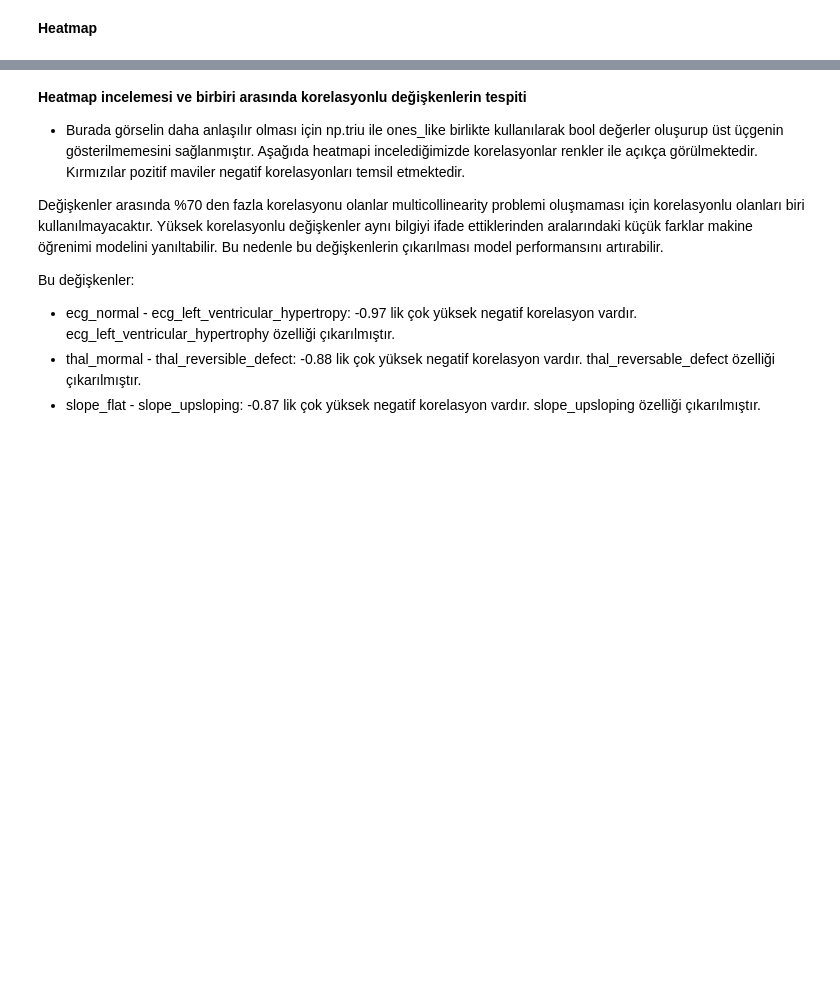
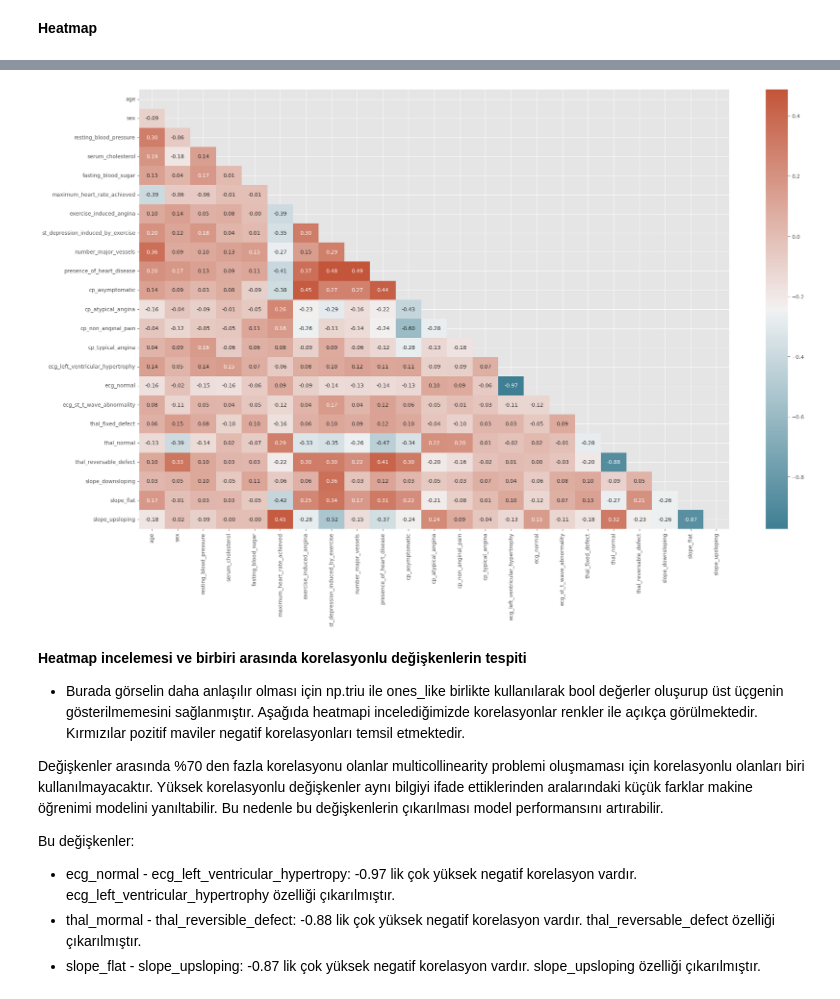
Before and after one commit to kanitvural/heart_disease_project, a Jupyter notebook: hearth_disease_project.ipynb, the cells around one changed output, grey strips where cells are left out. Saved outputs shown, nothing was run; the diff lists cells and outputs as text; code cells hidden in the pictures; blank space fills up the shorter version.

```diff
--- a/hearth_disease_project.ipynb
+++ b/hearth_disease_project.ipynb
@@ -526,12 +807,14 @@ plt.show()
 # %%
 plt.figure(figsize=(25, 15))
-num_variables = df.select_dtypes(include=["float64","int64"])
+num_variables = df.select_dtypes(include=["float64","int64","int32"])
 corr_df = num_variables.corr()
 mask = np.triu(np.ones_like(corr_df, dtype=bool))
 tri_df = corr_df.mask(mask)
 cmap = sns.diverging_palette(220, 20, as_cmap=True)
 sns.heatmap(tri_df,annot=True,fmt=".2f",cmap = cmap)
 plt.show()
+# %% [output]
+[figure, added]
 # %% [markdown]
 **Heatmap incelemesi ve birbiri arasında korelasyonlu değişkenlerin tespiti**
 
```
Also changed, not shown: parts of 52 cells of this notebook, 3 other files.
